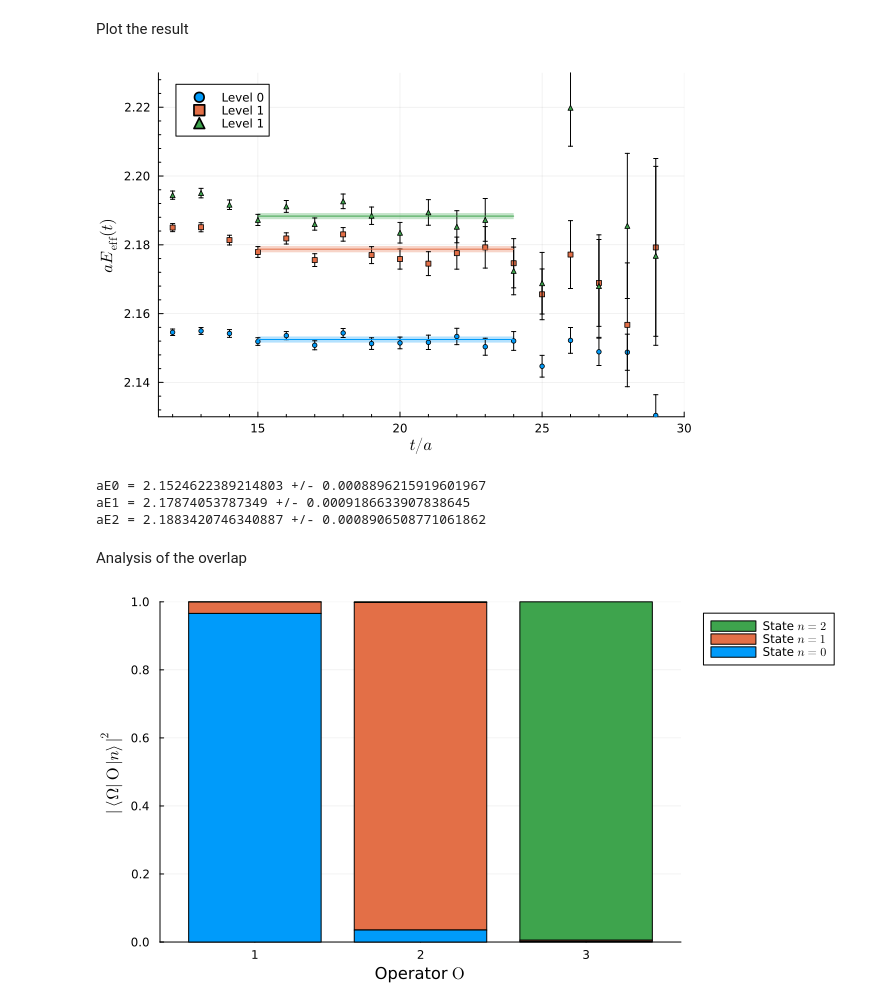
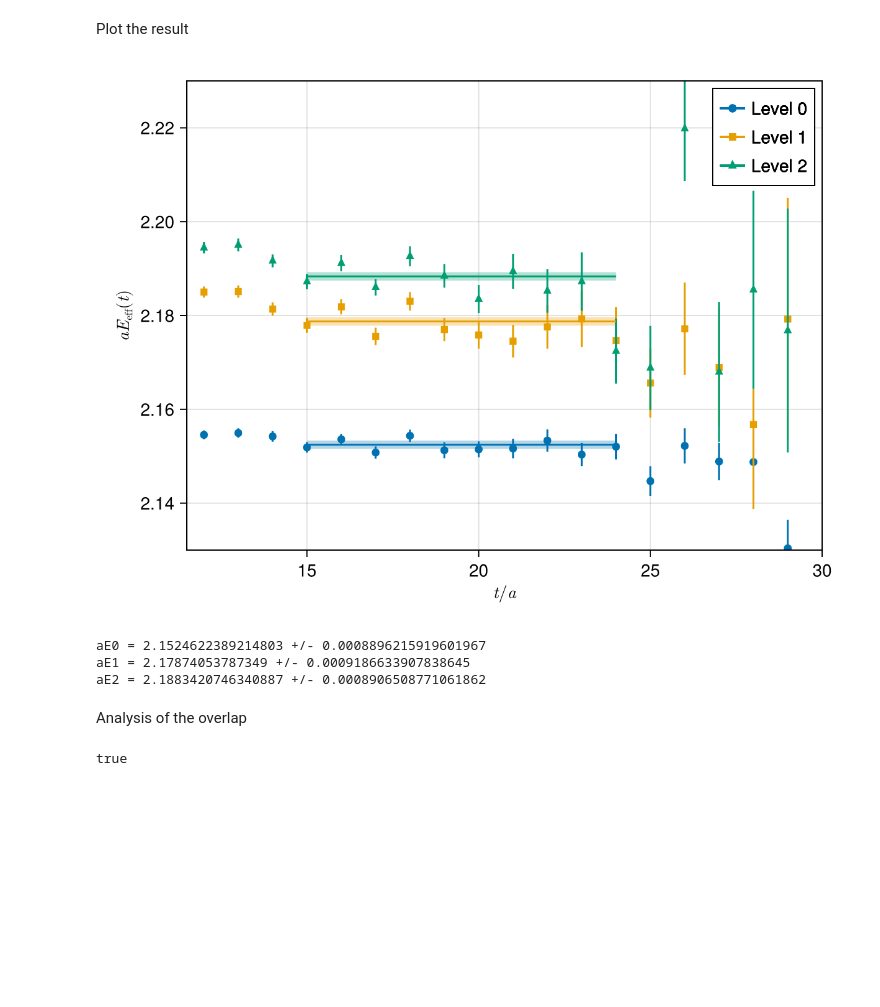
Before and after one commit to ResStump/CorrelatorAnalysis.jl, a Jupyter notebook: examples/GEVP_analysis.ipynb, the cells around one changed output. Saved outputs shown, nothing was run; the diff lists cells and outputs as text; code cells hidden in the pictures; blank space fills up the shorter version.

Commit message:
Replace Plots.jl with Makie.jl

```diff
--- a/examples/GEVP_analysis.ipynb
+++ b/examples/GEVP_analysis.ipynb
@@ -1,11 +1,15 @@
 # %%
 import ADerrors as AD
 import HDF5
+import CairoMakie as CM
 import Plots
 import StatsPlots
 import Statistics as Stats
 import CorrelatorAnalysis as CA
 using LaTeXStrings
+
+# Colors
+colors = CM.Makie.wong_colors();
 # %% [markdown]
 Read the correlator matrix from the HDF5 file
 # %%
@@ -43,49 +47,28 @@ aE2 = CA.err!(fit_result.param[1]);
 # %% [markdown]
 Plot the result
 # %%
-plt = Plots.plot(xlim=[11.5, 30], ylim=[2.13, 2.23])
+f = CM.Figure()
+ax = CM.Axis(f[1, 1], limits=(11.5, 30, 2.13, 2.23))
 
-CA.plot_effective_energy!(aE_eff[1], label="Level 0", color=1, marker=:circle)
-CA.plot_effective_energy!(aE_eff[2], label="Level 1", color=2, marker=:square)
-CA.plot_effective_energy!(aE_eff[3], label="Level 1", color=3, marker=:utriangle)
-CA.plot_error_rectangle!(aE0, plateau_range, color=1, label=nothing)
-CA.plot_error_rectangle!(aE1, plateau_range, color=2, label=nothing)
-CA.plot_error_rectangle!(aE2, plateau_range, color=3, label=nothing)
-display(plt)
+CA.plot_effective_energy!(aE_eff[1], label="Level 0", color=colors[1], marker=:circle)
+CA.plot_effective_energy!(aE_eff[2], label="Level 1", color=colors[2], marker=:rect)
+CA.plot_effective_energy!(aE_eff[3], label="Level 2", color=colors[3], marker=:utriangle)
+CA.plot_error_rectangle!(aE0, plateau_range, color=colors[1])
+CA.plot_error_rectangle!(aE1, plateau_range, color=colors[2])
+CA.plot_error_rectangle!(aE2, plateau_range, color=colors[3])
+display(f)
 
 @show aE0
 @show aE1
 @show aE2;
 # %% [output]
-[figure, old version]
+[figure, new version]
 aE0 = 2.1524622389214803 +/- 0.0008896215919601967
 aE1 = 2.17874053787349 +/- 0.0009186633907838645
 aE2 = 2.1883420746340887 +/- 0.0008906508771061862
 # %% [markdown]
 Analysis of the overlap
-# %%
-# Specify the time range over which the overlaps are averaged
-time_range = [15, 24]
-
-# Compute overlaps
-aE_arr = [aE0, aE1, aE2]
-Z_in = Stats.mean(CA.overlaps_Z.([Cₜ], [aE_arr], time_range))
-
-# Compute overlap of operators with eigenstates of the Hamiltonian
-Z_in = CA.overlaps_Z(Cₜ, [aE0, aE1, aE2], 20)
-
-# Specify operator range for plot
-i_n_range = 1:3
-
-# Plot overlaps
-labels = [L"State $n=%$(i_n-1)$" for i_n in i_n_range]
-plt = Plots.plot(xlabel=L"Operator $\mathrm{O}$",
-                 ylabel=L"|\langle \Omega|\mathrm{O} \;|n \rangle\;|^2",
-                 ylim=[0, 1], xticks=1:3, legend=:outertopright,
-                 bottom_margin=3Plots.mm, left_margin=3Plots.mm, size=[600+150, 400])
-# Reverse plotting order such that the ground state is plotted first
-StatsPlots.groupedbar!(Z_in[:, reverse(i_n_range)], bar_position=:stack,
-                       label=permutedims(reverse(labels)),
-                       color=permutedims(reverse(i_n_range)))
-# %% [output]
-[figure, removed]
+# %%
+typeof(CM.Figure(limits=(0, 1, 1, 10))) <: CM.Figure
+# %% [output]
+true
```
Also changed, not shown: parts of 1 cell of this notebook, 6 other files.
